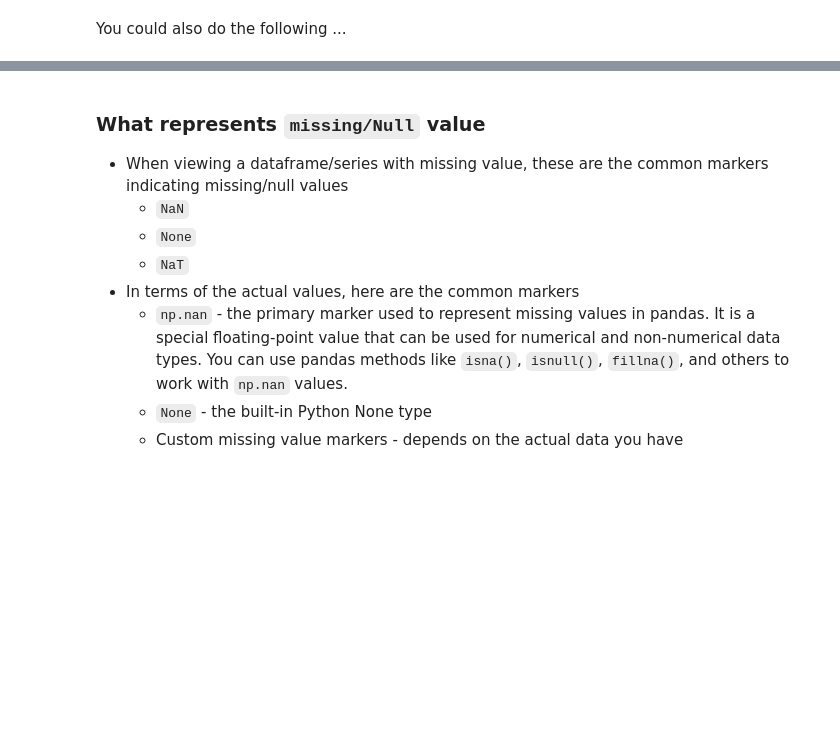
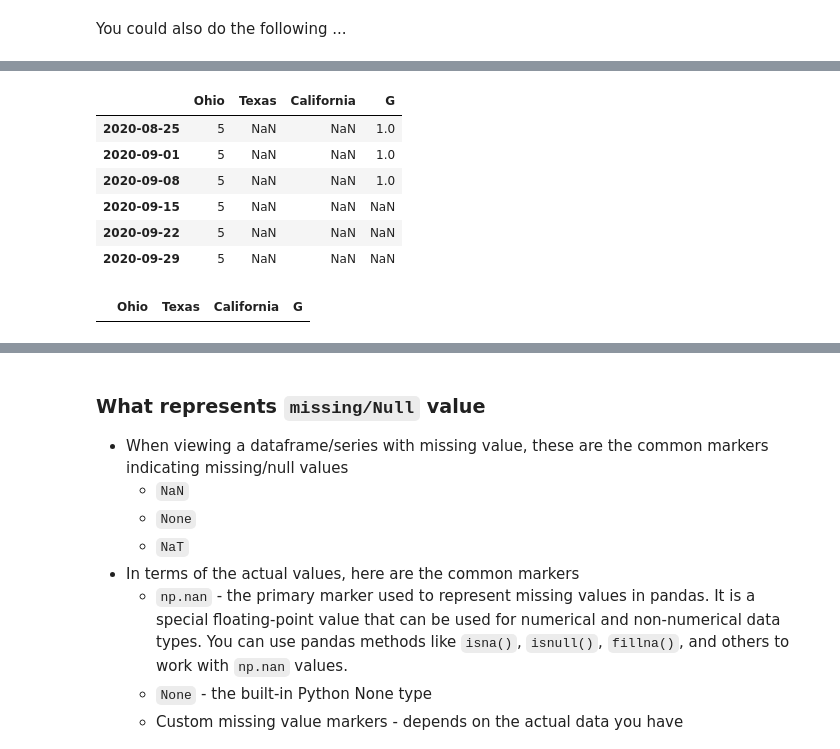
Before and after one commit to xiangshiyin/data-programming-with-python, a Jupyter notebook: 2023-fall/2023-09-26/notebook/code_demo.ipynb, the cells around one changed output, grey strips where cells are left out. Drawn from its saved outputs; the diff is of its cells as text; code cells hidden in the pictures; blank space fills up the shorter version.

```diff
--- a/2023-fall/2023-09-26/notebook/code_demo.ipynb
+++ b/2023-fall/2023-09-26/notebook/code_demo.ipynb
@@ -152,4 +295,18 @@ pd.notna(df1)
 # %%
 # drop any rows that have missing values
 df2 = df1.copy()
-df2.dropna(how='any')
+df2['Ohio'] = 5
+# df2.dropna(how='any')
+df2
+# %% [output]
+|  | Ohio | Texas | California | G |
+| 2020-08-25 | 5 | NaN | NaN | 1.0 |
+| 2020-09-01 | 5 | NaN | NaN | 1.0 |
+| 2020-09-08 | 5 | NaN | NaN | 1.0 |
+| 2020-09-15 | 5 | NaN | NaN | NaN |
+| 2020-09-22 | 5 | NaN | NaN | NaN |
+| 2020-09-29 | 5 | NaN | NaN | NaN |
+# %%
+df2.dropna(how='any')
+# %% [output]
+|  | Ohio | Texas | California | G |
```
Also changed, not shown: parts of 132 cells of this notebook, 2 other files.
